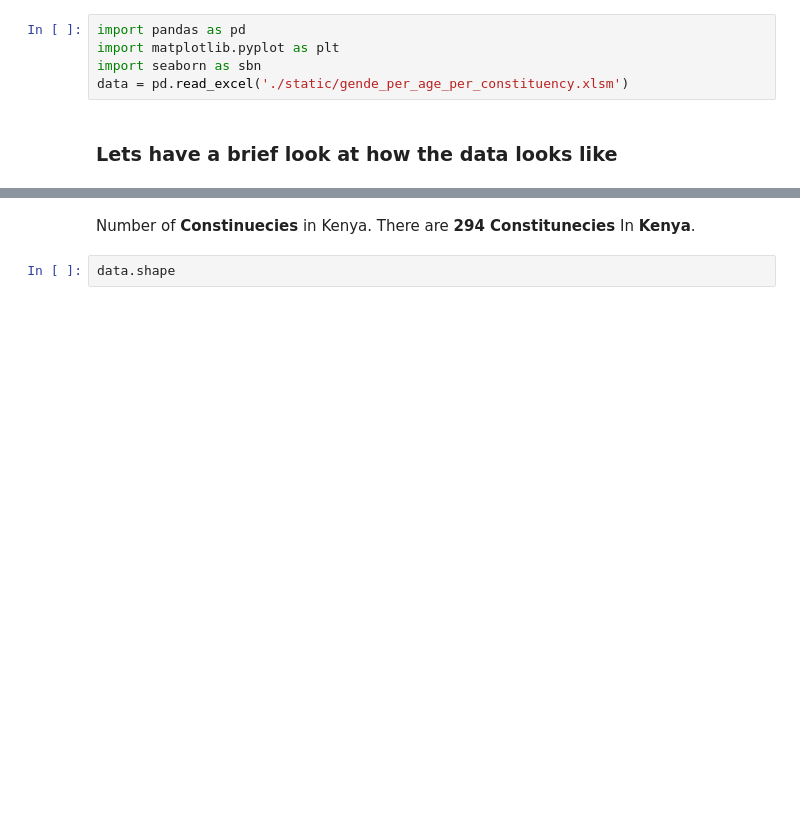
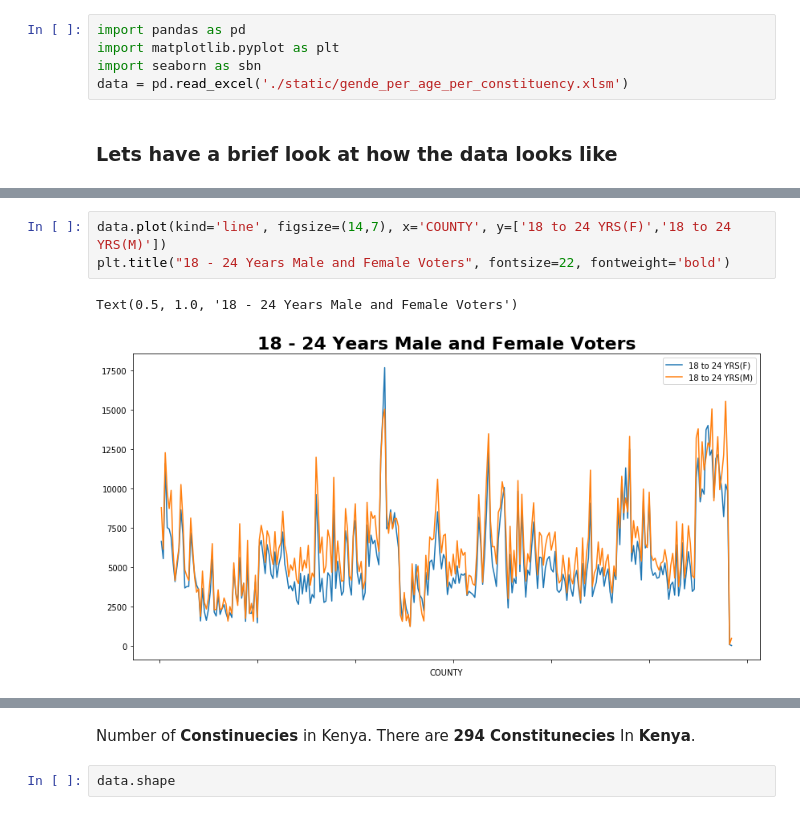
Before and after one commit to gyleodhis/2017-voter-analysis-in-Kenya, a Jupyter notebook: gender_per_age_per_constituency.ipynb, the cells around one changed output, grey strips where cells are left out. Cells and saved outputs as stored; diff of their text form; blank space fills up the shorter version.

Commit message:
Added visualizations

```diff
--- a/gender_per_age_per_constituency.ipynb
+++ b/gender_per_age_per_constituency.ipynb
@@ -16,0 +26,6 @@ data.head()
+# %%
+data.plot(kind='line', figsize=(14,7), x='COUNTY', y=['18 to 24 YRS(F)','18 to 24 YRS(M)'])
+plt.title("18 - 24 Years Male and Female Voters", fontsize=22, fontweight='bold')
+# %% [output]
+Text(0.5, 1.0, '18 - 24 Years Male and Female Voters')
+[figure, added]
```
Also changed, not shown: parts of 17 cells of this notebook.
